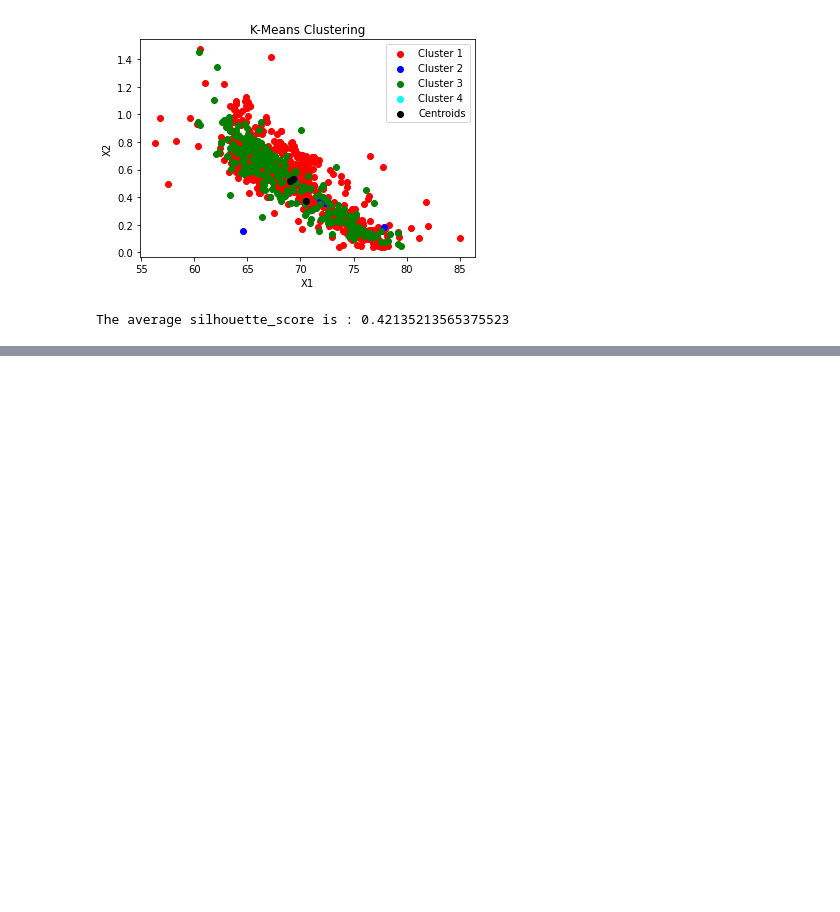
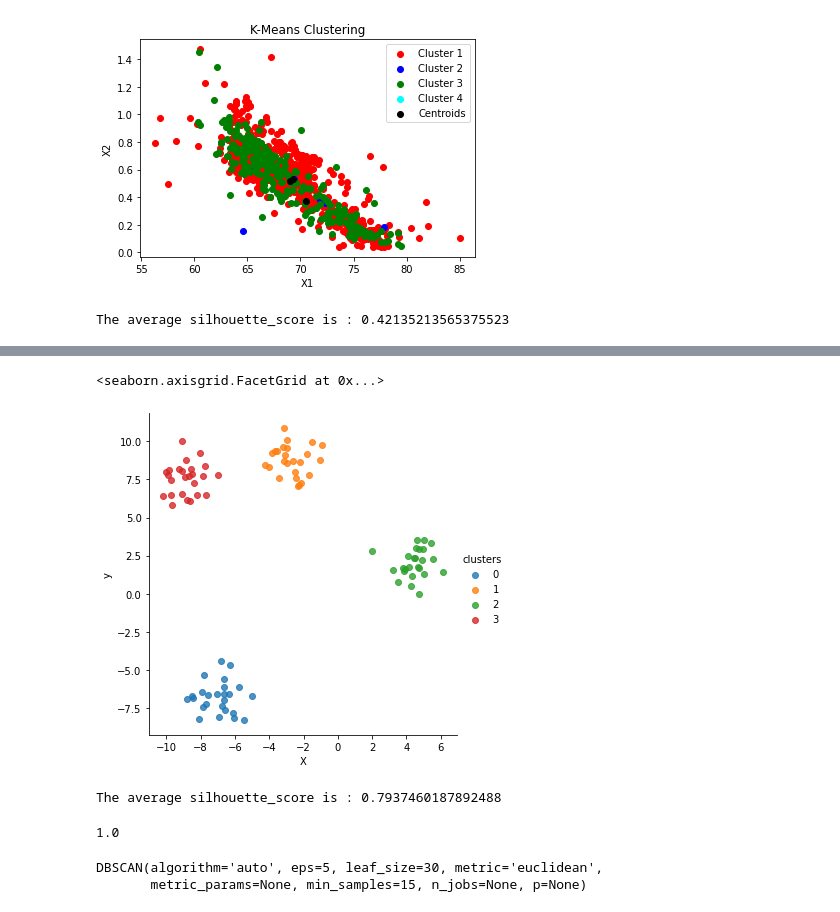
Before and after one commit to DSEI21000-S21/project-clustering-geological-samples, a Jupyter notebook: Project_notebook_final_JatinJain.ipynb, the cells around one changed output, grey strips where cells are left out. Cells and saved outputs as stored; diff of their text form; code cells hidden in the pictures; blank space fills up the shorter version.

```diff
--- a/Project_notebook_final_JatinJain.ipynb
+++ b/Project_notebook_final_JatinJain.ipynb
@@ -906,0 +920,8 @@ The average silhouette_score is : 0.42135213565375523
+# %%
+kmeans1 = KMeans(n_clusters=4, init="k-means++")
+kmeans1.fit(X)
+df1["clusters"] = kmeans1.labels_
+sns.lmplot("X", "y", data = df1, fit_reg = False, hue = "clusters", size = 5)
+# %% [output]
+<seaborn.axisgrid.FacetGrid at 0x...>
+[figure, added]
@@ -906,0 +930,11 @@ The average silhouette_score is : 0.42135213565375523
+# %%
+silhouette_avg = silhouette_score(X, y1_kmeans)
+print("The average silhouette_score is :", silhouette_avg)
+# %% [output]
+The average silhouette_score is : 0.7937460187892488
+# %%
+from sklearn import metrics
+
+metrics.completeness_score(y, df1["clusters"])
+# %% [output]
+1.0
@@ -906,0 +943,6 @@ The average silhouette_score is : 0.42135213565375523
+# %%
+dbscan = DBSCAN(eps = 5, min_samples=15)
+dbscan.fit(X)
+# %% [output]
+DBSCAN(algorithm='auto', eps=5, leaf_size=30, metric='euclidean',
+       metric_params=None, min_samples=15, n_jobs=None, p=None)
```
Also changed, not shown: parts of 7 cells of this notebook.
